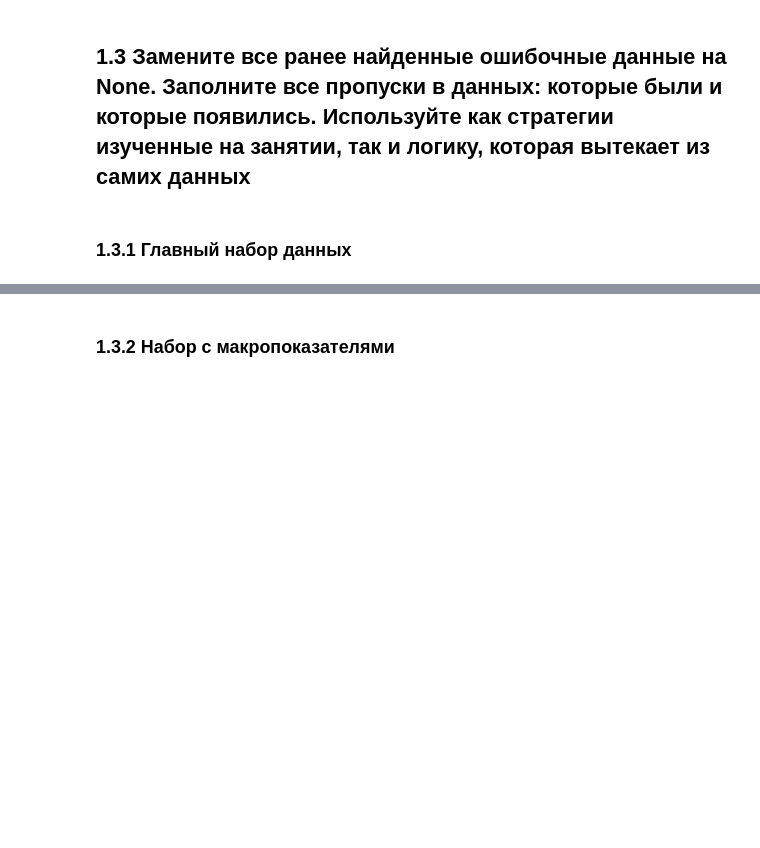
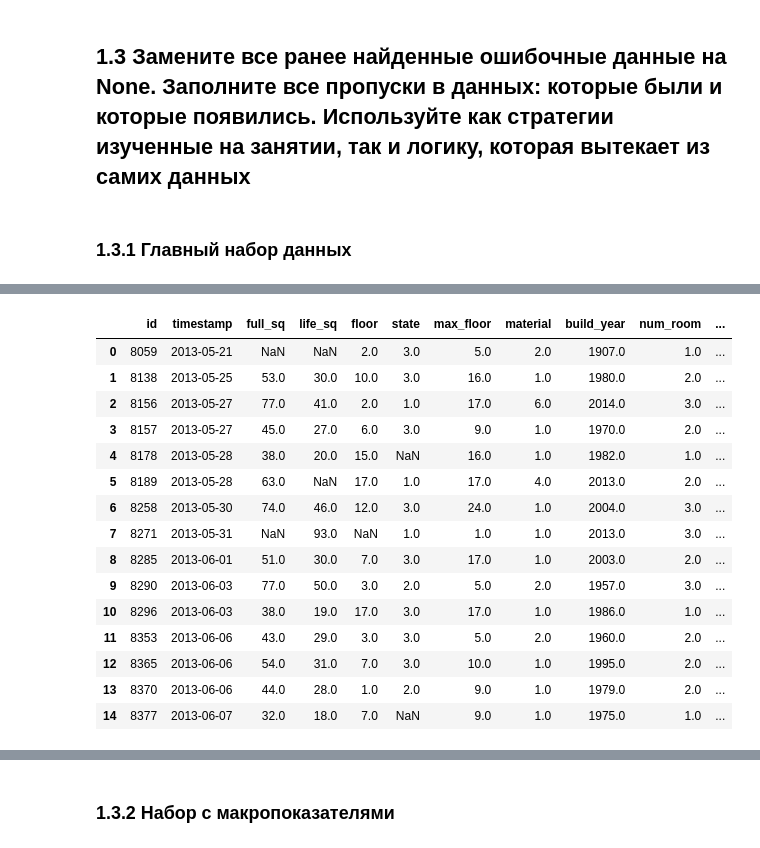
Before and after one commit to dmikhailov89/learning, a Jupyter notebook: final-project/final-project.ipynb, the cells around one changed output, grey strips where cells are left out. Cells and saved outputs as stored; diff of their text form; code cells hidden in the pictures; blank space fills up the shorter version.

```diff
--- a/final-project/final-project.ipynb
+++ b/final-project/final-project.ipynb
@@ -406,0 +436,13 @@ df.sort_values(by=['full_sq'], ascending=False).head(15)
+# %%
+# Последовательно заменим все аномальные значения на NaN
+df.loc[df['full_sq'] < df['full_sq_calc'], 'full_sq'] = np.nan # (1)
+df.loc[((df['kitch_sq'] < 5) & (df['num_room'] == 1)) | ((df['kitch_sq'] < 8) & (df['num_room'] > 1)) | (df['kitch_sq'] > 999) | (df['kitch_sq'] < 5), 'kitch_sq'] = np.nan # (2 и 4)
+df.loc[((df['room_sq'] < 14) & (df['num_room'] == 1)) | ((df['room_sq'] < 8) & (df['num_room'] > 1)) | (df['life_sq'] > 2500) | (df['life_sq'] == 0), 'life_sq'] = np.nan # (3)
+df.loc[(df['full_sq'] > 2500) | (df['full_sq'] == 0), 'full_sq'] = np.nan # (5)
+df.loc[(df['floor'] > df['max_floor']) | (df['floor'] < 1) | (~df['floor'].apply(float.is_integer)), 'floor'] = np.nan # (6)
+df.loc[(df['state'] > 5) | (~df['state'].apply(float.is_integer)), 'state'] = np.nan # (7)
+df.loc[(df['max_floor'] > 95) | (df['max_floor'] < 1) | (~df['max_floor'].apply(float.is_integer)), 'max_floor'] = np.nan # (8)
+df.loc[(df['material'] > 6) | (~df['material'].apply(float.is_integer)), 'material'] = np.nan # (9)
+df.loc[(df['build_year'] < 1000) | (df['build_year'] > df['timestamp'].dt.year.max()) | (~df['build_year'].apply(float.is_integer)), 'build_year'] = np.nan # (10)
+df.loc[(df['num_room'] > 20) | (df['num_room'] < 1) | (~df['num_room'].apply(float.is_integer)), 'num_room'] = np.nan # (11)
+df.loc[(df['price_doc'] < 1500000) | (df['sq_price'] < 200000), 'price_doc'] = np.nan # (12 и 13)
@@ -406,0 +468,11 @@ df.sort_values(by=['full_sq'], ascending=False).head(15)
+# %%
+# Начнем с количества комнат, так как от этого будут "плясать" следующие заполнения.
+# Количество комнат заполним самым популярным значением в выборке (правильнее было бы поставить это в зависимость от общей площади, но там еще больше пропусков)
+mod_rooms = df['num_room'].mode()[0]
+df['num_room'].fillna(mod_rooms, inplace=True)
+# %%
+# Для площади кухни возьмем наиболее распространенную площадь (моду) для каждой "комнатности"
+kitch_mode = df.groupby(['num_room'], as_index=False)['kitch_sq'].agg(pd.Series.mode)
+kitch_mode['k_mode'] = kitch_mode['kitch_sq'].str[0]
+kitch_mode['k_mode'].fillna(kitch_mode['kitch_sq'], inplace=True)
+kitch_mode
@@ -406,0 +493,4 @@ df.sort_values(by=['full_sq'], ascending=False).head(15)
+# %%
+# Для 19 комнат поставим наиболее распространенную площадь кухни
+kitch_mode.loc[kitch_mode['num_room'] == 19, 'k_mode'] = kitch_mode['k_mode'].mode()[0]
+kitch_mode
@@ -406,0 +511,23 @@ df.sort_values(by=['full_sq'], ascending=False).head(15)
+# %%
+# Притянем информацию по моде площади кухни в основной датафрейм, заменим пустоты и удалим лишние столбцы
+df = df.merge(kitch_mode, how='left', on='num_room', suffixes=('','_km'))
+df['kitch_sq'].fillna(df['k_mode'], inplace=True)
+df.drop(columns=['kitch_sq_km', 'k_mode'], inplace=True)
+df.head(15)
+# %% [output]
+|  | id | timestamp | full_sq | life_sq | floor | state | max_floor | material | build_year | num_room | ... |
+| 0 | 8059 | 2013-05-21 | NaN | NaN | 2.0 | 3.0 | 5.0 | 2.0 | 1907.0 | 1.0 | ... |
+| 1 | 8138 | 2013-05-25 | 53.0 | 30.0 | 10.0 | 3.0 | 16.0 | 1.0 | 1980.0 | 2.0 | ... |
+| 2 | 8156 | 2013-05-27 | 77.0 | 41.0 | 2.0 | 1.0 | 17.0 | 6.0 | 2014.0 | 3.0 | ... |
+| 3 | 8157 | 2013-05-27 | 45.0 | 27.0 | 6.0 | 3.0 | 9.0 | 1.0 | 1970.0 | 2.0 | ... |
+| 4 | 8178 | 2013-05-28 | 38.0 | 20.0 | 15.0 | NaN | 16.0 | 1.0 | 1982.0 | 1.0 | ... |
+| 5 | 8189 | 2013-05-28 | 63.0 | NaN | 17.0 | 1.0 | 17.0 | 4.0 | 2013.0 | 2.0 | ... |
+| 6 | 8258 | 2013-05-30 | 74.0 | 46.0 | 12.0 | 3.0 | 24.0 | 1.0 | 2004.0 | 3.0 | ... |
+| 7 | 8271 | 2013-05-31 | NaN | 93.0 | NaN | 1.0 | 1.0 | 1.0 | 2013.0 | 3.0 | ... |
+| 8 | 8285 | 2013-06-01 | 51.0 | 30.0 | 7.0 | 3.0 | 17.0 | 1.0 | 2003.0 | 2.0 | ... |
+| 9 | 8290 | 2013-06-03 | 77.0 | 50.0 | 3.0 | 2.0 | 5.0 | 2.0 | 1957.0 | 3.0 | ... |
+| 10 | 8296 | 2013-06-03 | 38.0 | 19.0 | 17.0 | 3.0 | 17.0 | 1.0 | 1986.0 | 1.0 | ... |
+| 11 | 8353 | 2013-06-06 | 43.0 | 29.0 | 3.0 | 3.0 | 5.0 | 2.0 | 1960.0 | 2.0 | ... |
+| 12 | 8365 | 2013-06-06 | 54.0 | 31.0 | 7.0 | 3.0 | 10.0 | 1.0 | 1995.0 | 2.0 | ... |
+| 13 | 8370 | 2013-06-06 | 44.0 | 28.0 | 1.0 | 2.0 | 9.0 | 1.0 | 1979.0 | 2.0 | ... |
+| 14 | 8377 | 2013-06-07 | 32.0 | 18.0 | 7.0 | NaN | 9.0 | 1.0 | 1975.0 | 1.0 | ... |
```
Also changed, not shown: parts of 53 cells of this notebook.
